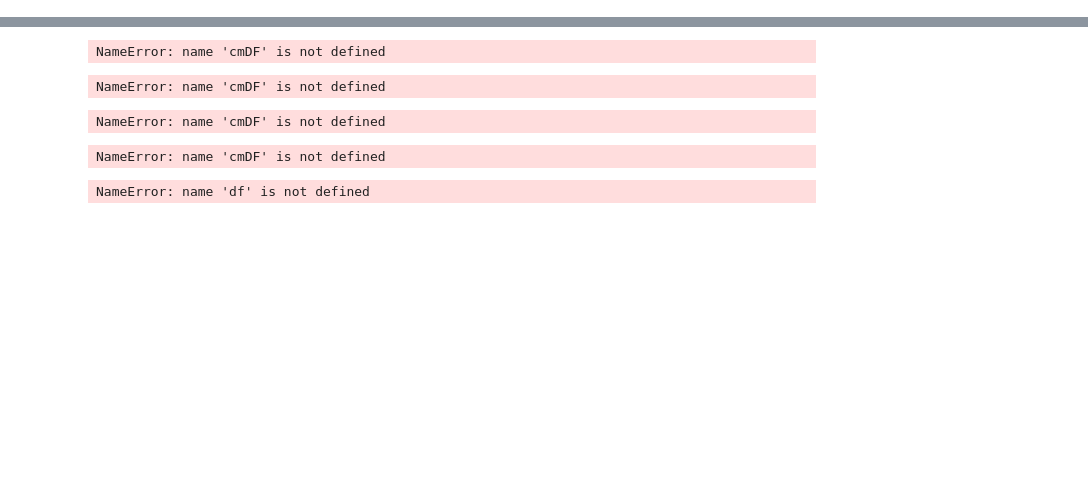
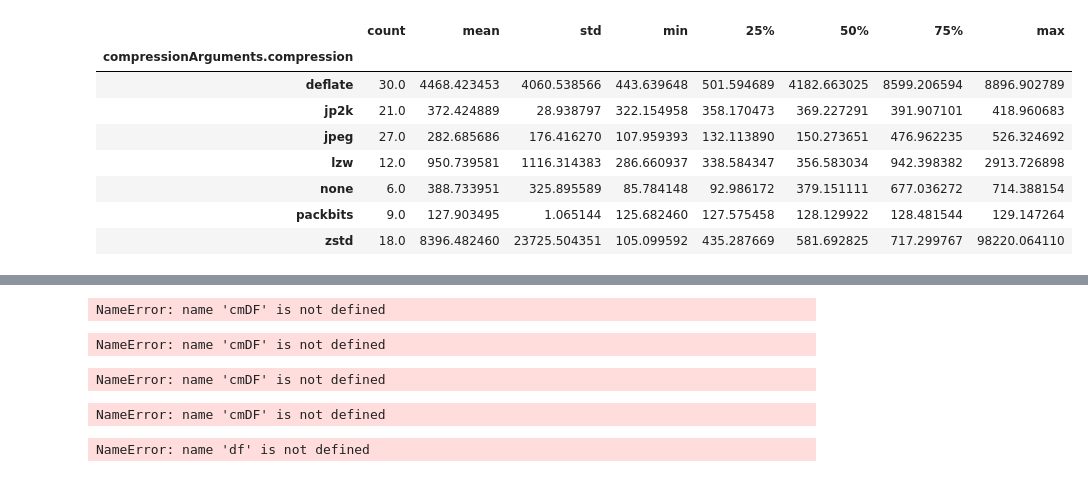
Before and after one commit to ncihtan/dsa-htan, a Jupyter notebook: compressionStats/compressionViz.ipynb, the cells around one changed output, grey strips where cells are left out. Cells and saved outputs as stored; diff of their text form; code cells hidden in the pictures; blank space fills up the shorter version.

```diff
--- a/compressionStats/compressionViz.ipynb
+++ b/compressionStats/compressionViz.ipynb
@@ -16,2 +51,14 @@ cmDF['mbytesPerSec'] = cmDF.origFileSize/cmDF.executionTime/1000000   ### This i
+# %%
+cmDF.groupby(cmDF[ctype])[ctime].describe()
+# %% [output]
+|  | count | mean | std | min | 25% | 50% | 75% | max |
+| compressionArguments.compression |  |  |  |  |  |  |  |  |
+| deflate | 30.0 | 4468.423453 | 4060.538566 | 443.639648 | 501.594689 | 4182.663025 | 8599.206594 | 8896.902789 |
+| jp2k | 21.0 | 372.424889 | 28.938797 | 322.154958 | 358.170473 | 369.227291 | 391.907101 | 418.960683 |
+| jpeg | 27.0 | 282.685686 | 176.416270 | 107.959393 | 132.113890 | 150.273651 | 476.962235 | 526.324692 |
+| lzw | 12.0 | 950.739581 | 1116.314383 | 286.660937 | 338.584347 | 356.583034 | 942.398382 | 2913.726898 |
+| none | 6.0 | 388.733951 | 325.895589 | 85.784148 | 92.986172 | 379.151111 | 677.036272 | 714.388154 |
+| packbits | 9.0 | 127.903495 | 1.065144 | 125.682460 | 127.575458 | 128.129922 | 128.481544 | 129.147264 |
+| zstd | 18.0 | 8396.482460 | 23725.504351 | 105.099592 | 435.287669 | 581.692825 | 717.299767 | 98220.064110 |
 # %%
 cmDF.groupby(cmDF.compressionMethod).compressionRatio.describe()
```
Also changed, not shown: parts of 5 cells of this notebook.
